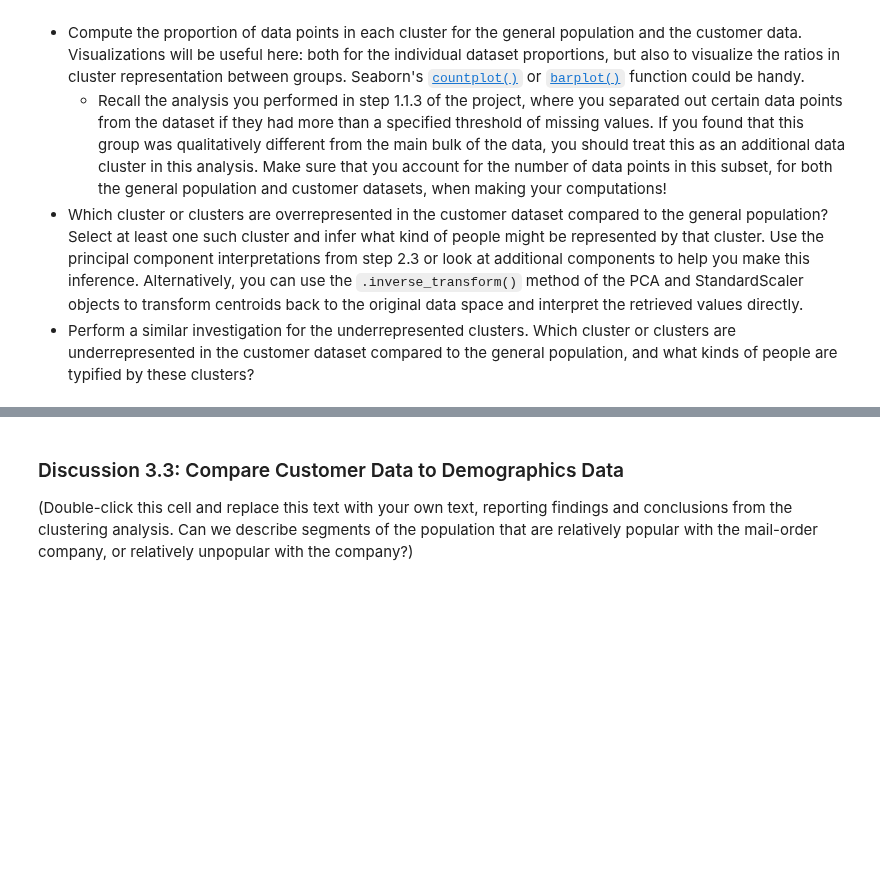
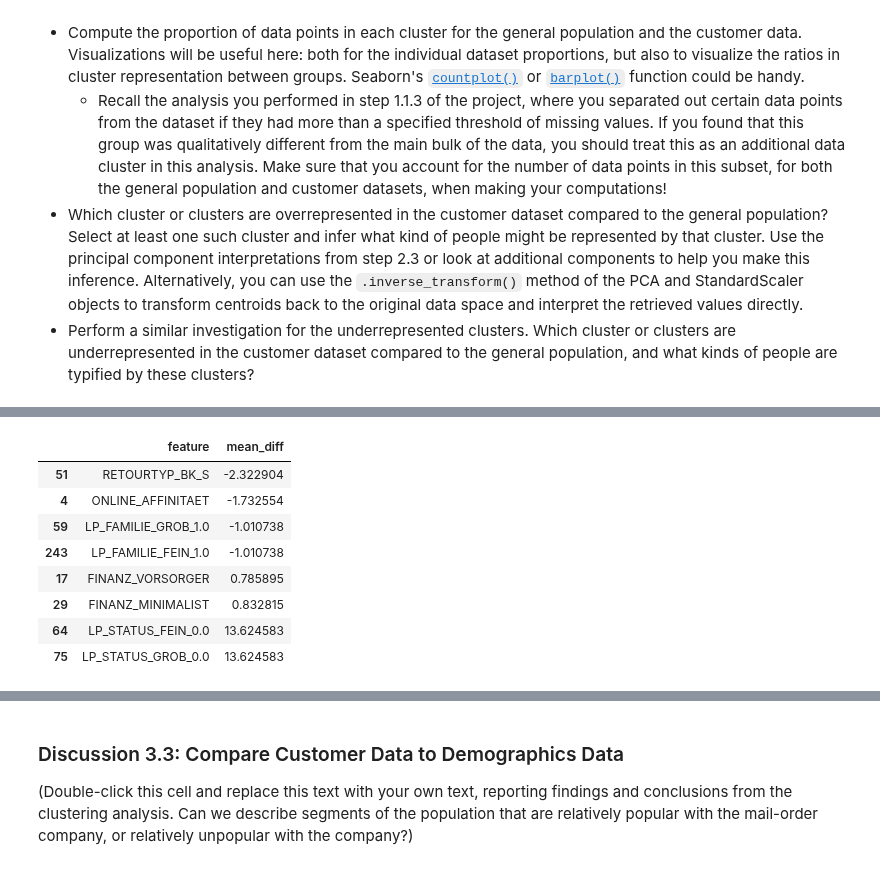
Before and after one commit to jeff-daniels/Udacity-Machine-Learning-Introduction-Nanodegree, a Jupyter notebook: Project 3: Identify Customer Segments/Identify_Customer_Segments.ipynb, the cells around one changed output, grey strips where cells are left out. Saved outputs shown, nothing was run; the diff lists cells and outputs as text; code cells hidden in the pictures; blank space fills up the shorter version.

```diff
--- a/Project 3: Identify Customer Segments/Identify_Customer_Segments.ipynb
+++ b/Project 3: Identify Customer Segments/Identify_Customer_Segments.ipynb
@@ -1111,0 +1136,42 @@ Take a look at the following points in this step:
+# %%
+def get_mean_diff(gen_df, cust_df, clustered, columns, label):
+    """
+
+    """
+    clust_scaled = cust_df[clustered['label']==label]
+    clust_scaled_mean = clust_scaled.mean(axis=0)
+    mean_diff= pd.DataFrame(list(zip(columns, clust_scaled_mean - GEN_SCALED_MEAN)),
+                         columns= ['feature', 'mean_diff'])
+    mean_diff = mean_diff.sort_values(by='mean_diff')
+    mean_diff = mean_diff.sort_values(by='mean_diff', ascending=True)
+
+    return mean_diff
+# %%
+def get_interesting_features(gen_df, cust_df, clustered, columns, nums, label, n_features):
+    mean_diff = get_mean_diff(gen_df, cust_df, clustered, columns, label)
+    num_feats = mean_diff.loc[mean_diff['feature'].isin(nums)].sort_values(by='mean_diff', ascending=True)
+    num_feats = pd.concat([num_feats[:n_features], num_feats[-n_features:]])
+    cat_feats = mean_diff.loc[~mean_diff['feature'].isin(nums)].sort_values(by='mean_diff', ascending=True)
+    cat_feats = pd.concat([cat_feats[:n_features], cat_feats[-n_features:]])
+    interesting_features = pd.concat([num_feats, cat_feats]).sort_values(by='mean_diff')
+
+    return interesting_features
+# %%
+%%time
+GEN_SCALED_MEAN = gen_scaled.mean(axis=0)
+numerical_features = get_numeric_features(gen_cleaned, feats_appended)
+# %%
+over_rep_features = get_interesting_features(gen_scaled, cust_scaled, cust_clusters,
+                                      columns=cust_cleaned.columns,
+                                      nums=numerical_features, label=over_rep, n_features=2)
+over_rep_features
+# %% [output]
+|  | feature | mean_diff |
+| 51 | RETOURTYP_BK_S | -2.322904 |
+| 4 | ONLINE_AFFINITAET | -1.732554 |
+| 59 | LP_FAMILIE_GROB_1.0 | -1.010738 |
+| 243 | LP_FAMILIE_FEIN_1.0 | -1.010738 |
+| 17 | FINANZ_VORSORGER | 0.785895 |
+| 29 | FINANZ_MINIMALIST | 0.832815 |
+| 64 | LP_STATUS_FEIN_0.0 | 13.624583 |
+| 75 | LP_STATUS_GROB_0.0 | 13.624583 |
```
Also changed, not shown: parts of 17 cells of this notebook.
